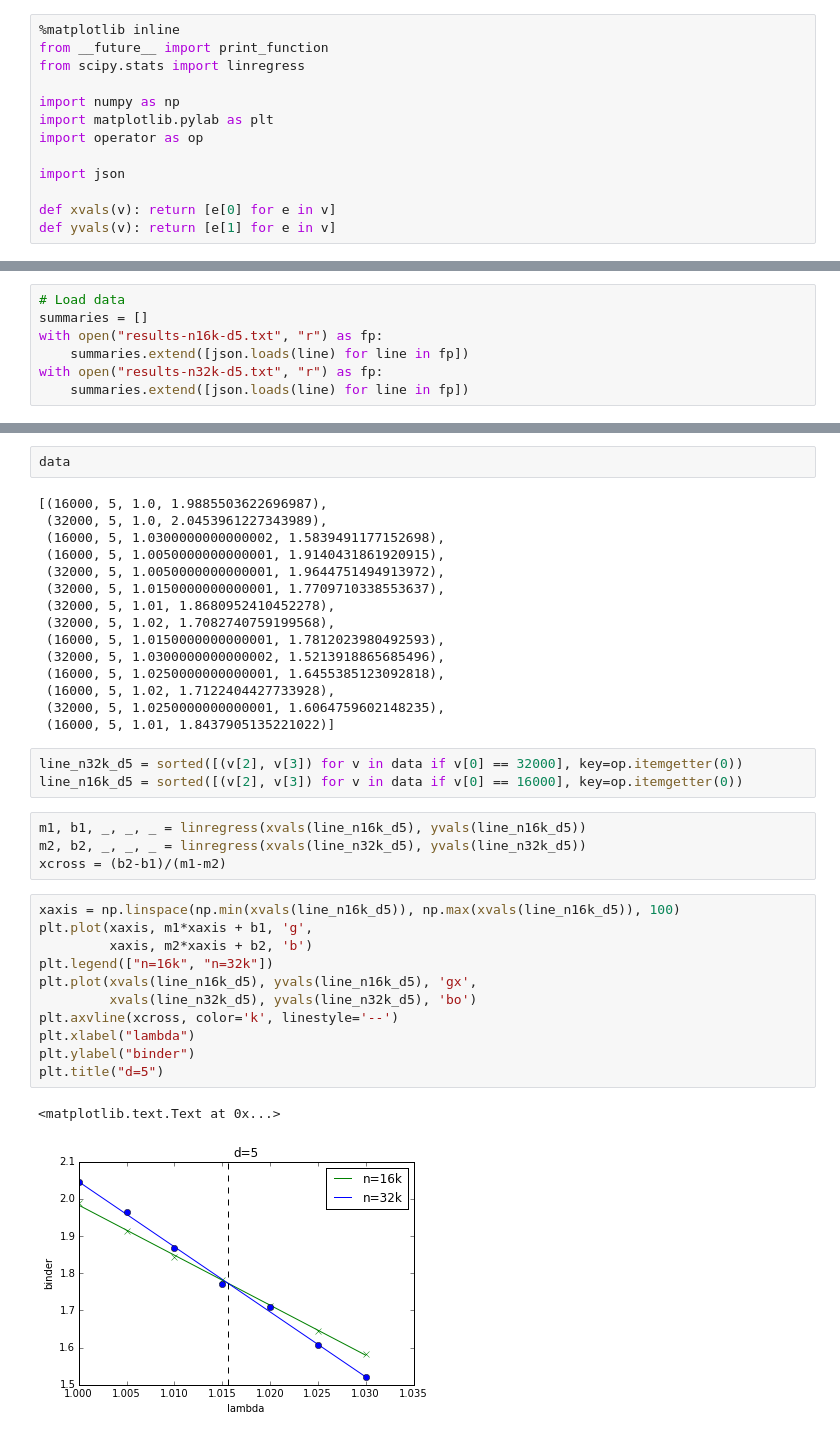
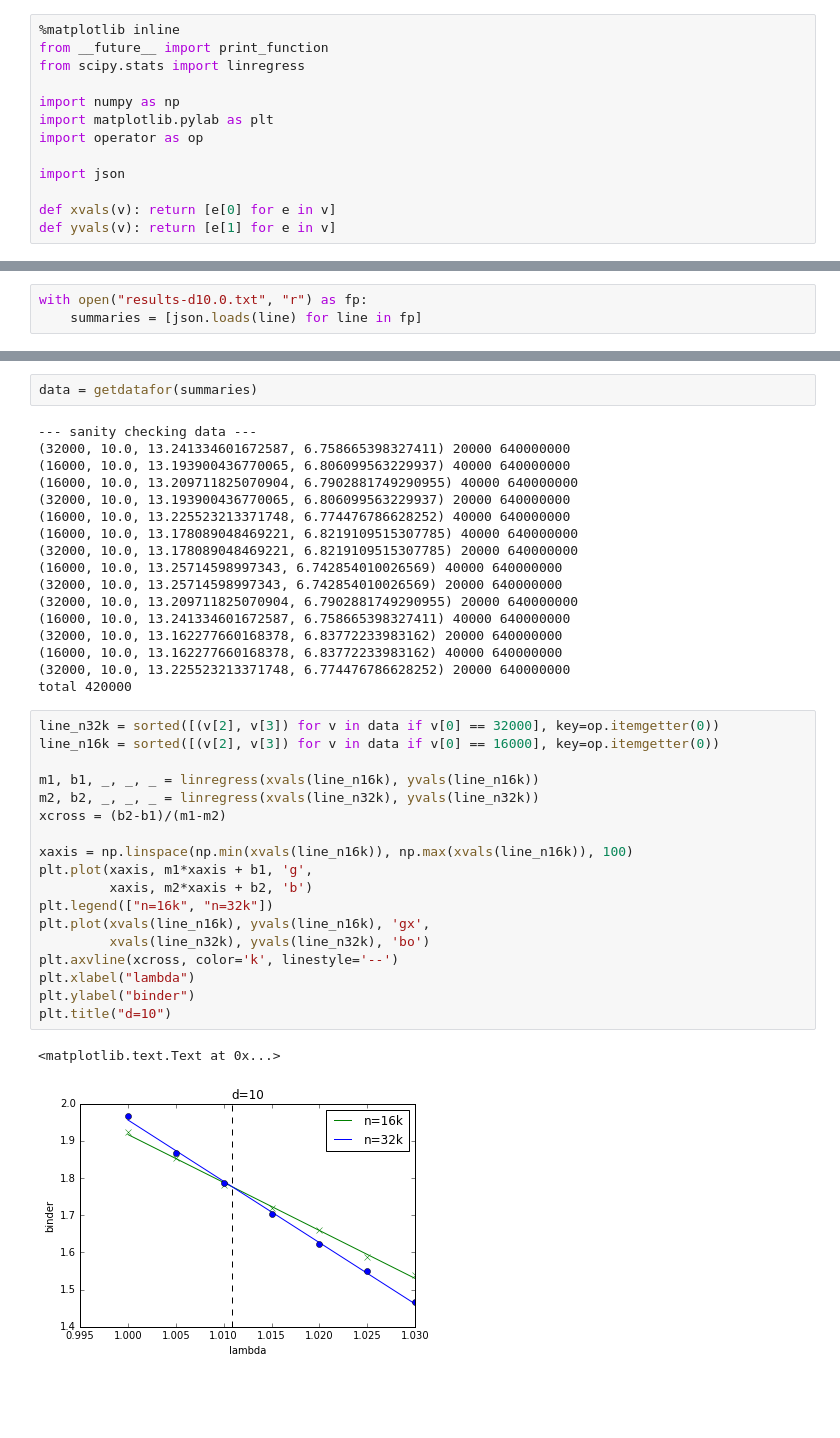
Before and after one commit to stephentu/community, a Jupyter notebook: src/notebooks/results.ipynb, the cells around one changed output, grey strips where cells are left out. Saved outputs shown, nothing was run; the diff lists cells and outputs as text; blank space fills up the shorter version.

```diff
--- a/src/notebooks/results.ipynb
+++ b/src/notebooks/results.ipynb
@@ -14,7 +50,3 @@ def yvals(v): return [e[1] for e in v]
 # %%
-# Load data
-summaries = []
-with open("results-n16k-d5.txt", "r") as fp:
-    summaries.extend([json.loads(line) for line in fp])
-with open("results-n32k-d5.txt", "r") as fp:
-    summaries.extend([json.loads(line) for line in fp])
+with open("results-d10.0.txt", "r") as fp:
+    summaries = [json.loads(line) for line in fp]
@@ -68,41 +53,43 @@ data = list(getdata())
 # %%
-data
+data = getdatafor(summaries)
 # %% [output]
-[(16000, 5, 1.0, 1.9885503622696987),
- (32000, 5, 1.0, 2.0453961227343989),
- (16000, 5, 1.0300000000000002, 1.5839491177152698),
- (16000, 5, 1.0050000000000001, 1.9140431861920915),
- (32000, 5, 1.0050000000000001, 1.9644751494913972),
- (32000, 5, 1.0150000000000001, 1.7709710338553637),
- (32000, 5, 1.01, 1.8680952410452278),
- (32000, 5, 1.02, 1.7082740759199568),
- (16000, 5, 1.0150000000000001, 1.7812023980492593),
- (32000, 5, 1.0300000000000002, 1.5213918865685496),
- (16000, 5, 1.0250000000000001, 1.6455385123092818),
- (16000, 5, 1.02, 1.7122404427733928),
- (32000, 5, 1.0250000000000001, 1.6064759602148235),
- (16000, 5, 1.01, 1.8437905135221022)]
+--- sanity checking data ---
+(32000, 10.0, 13.241334601672587, 6.758665398327411) 20000 640000000
+(16000, 10.0, 13.193900436770065, 6.806099563229937) 40000 640000000
+(16000, 10.0, 13.209711825070904, 6.7902881749290955) 40000 640000000
+(32000, 10.0, 13.193900436770065, 6.806099563229937) 20000 640000000
+(16000, 10.0, 13.225523213371748, 6.774476786628252) 40000 640000000
+(16000, 10.0, 13.178089048469221, 6.8219109515307785) 40000 640000000
+(32000, 10.0, 13.178089048469221, 6.8219109515307785) 20000 640000000
+(16000, 10.0, 13.25714598997343, 6.742854010026569) 40000 640000000
+(32000, 10.0, 13.25714598997343, 6.742854010026569) 20000 640000000
+(32000, 10.0, 13.209711825070904, 6.7902881749290955) 20000 640000000
+(16000, 10.0, 13.241334601672587, 6.758665398327411) 40000 640000000
+(32000, 10.0, 13.162277660168378, 6.83772233983162) 20000 640000000
+(16000, 10.0, 13.162277660168378, 6.83772233983162) 40000 640000000
+(32000, 10.0, 13.225523213371748, 6.774476786628252) 20000 640000000
+total 420000
-# %%
-line_n32k_d5 = sorted([(v[2], v[3]) for v in data if v[0] == 32000], key=op.itemgetter(0))
-line_n16k_d5 = sorted([(v[2], v[3]) for v in data if v[0] == 16000], key=op.itemgetter(0))
-# %%
-m1, b1, _, _, _ = linregress(xvals(line_n16k_d5), yvals(line_n16k_d5))
-m2, b2, _, _, _ = linregress(xvals(line_n32k_d5), yvals(line_n32k_d5))
-xcross = (b2-b1)/(m1-m2)
 # %%
-xaxis = np.linspace(np.min(xvals(line_n16k_d5)), np.max(xvals(line_n16k_d5)), 100)
+line_n32k = sorted([(v[2], v[3]) for v in data if v[0] == 32000], key=op.itemgetter(0))
+line_n16k = sorted([(v[2], v[3]) for v in data if v[0] == 16000], key=op.itemgetter(0))
+
+m1, b1, _, _, _ = linregress(xvals(line_n16k), yvals(line_n16k))
+m2, b2, _, _, _ = linregress(xvals(line_n32k), yvals(line_n32k))
+xcross = (b2-b1)/(m1-m2)
+
+xaxis = np.linspace(np.min(xvals(line_n16k)), np.max(xvals(line_n16k)), 100)
 plt.plot(xaxis, m1*xaxis + b1, 'g',
          xaxis, m2*xaxis + b2, 'b')
 plt.legend(["n=16k", "n=32k"])
-plt.plot(xvals(line_n16k_d5), yvals(line_n16k_d5), 'gx',
-         xvals(line_n32k_d5), yvals(line_n32k_d5), 'bo')
+plt.plot(xvals(line_n16k), yvals(line_n16k), 'gx',
+         xvals(line_n32k), yvals(line_n32k), 'bo')
 plt.axvline(xcross, color='k', linestyle='--')
 plt.xlabel("lambda")
 plt.ylabel("binder")
-plt.title("d=5")
+plt.title("d=10")
 # %% [output]
 <matplotlib.text.Text at 0x...>
-[figure, old version]
+[figure, new version]
 # %%
 print(xcross)
 # %% [output]
```
Also changed, not shown: parts of 10 cells of this notebook.
